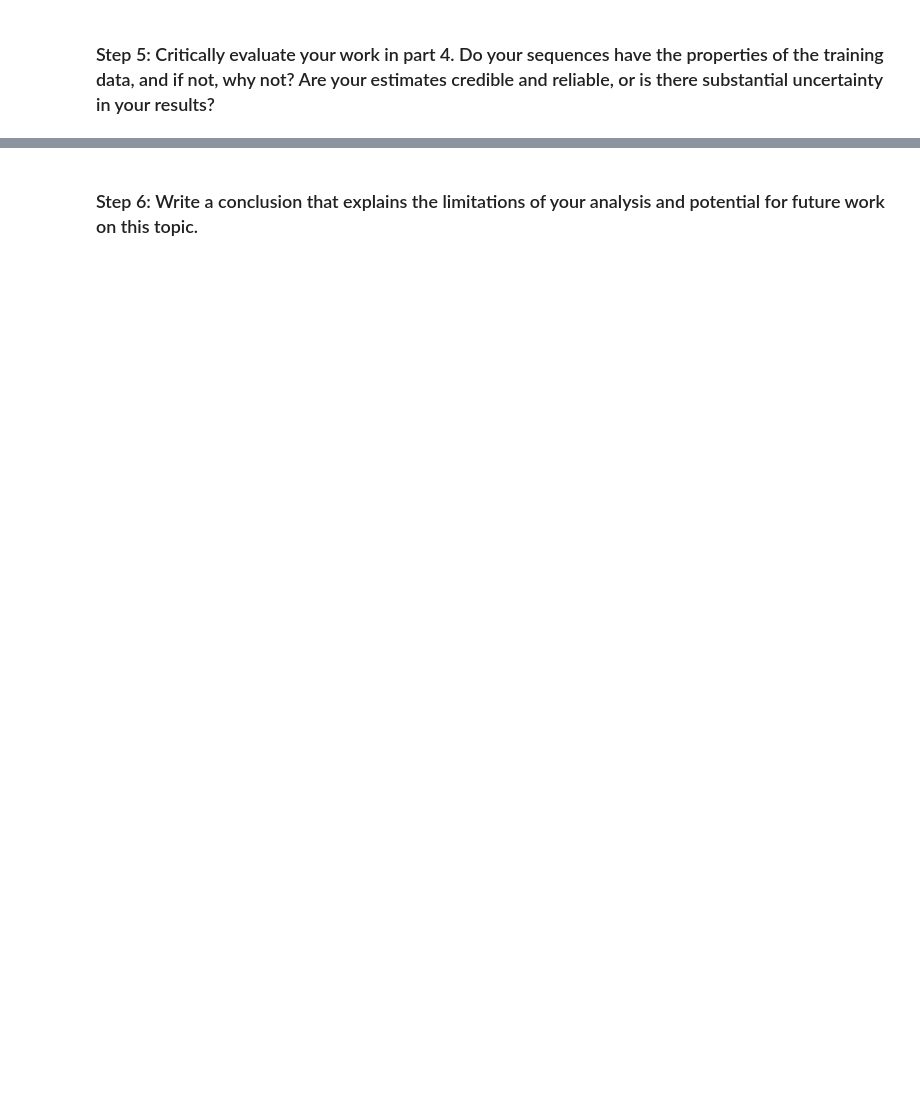
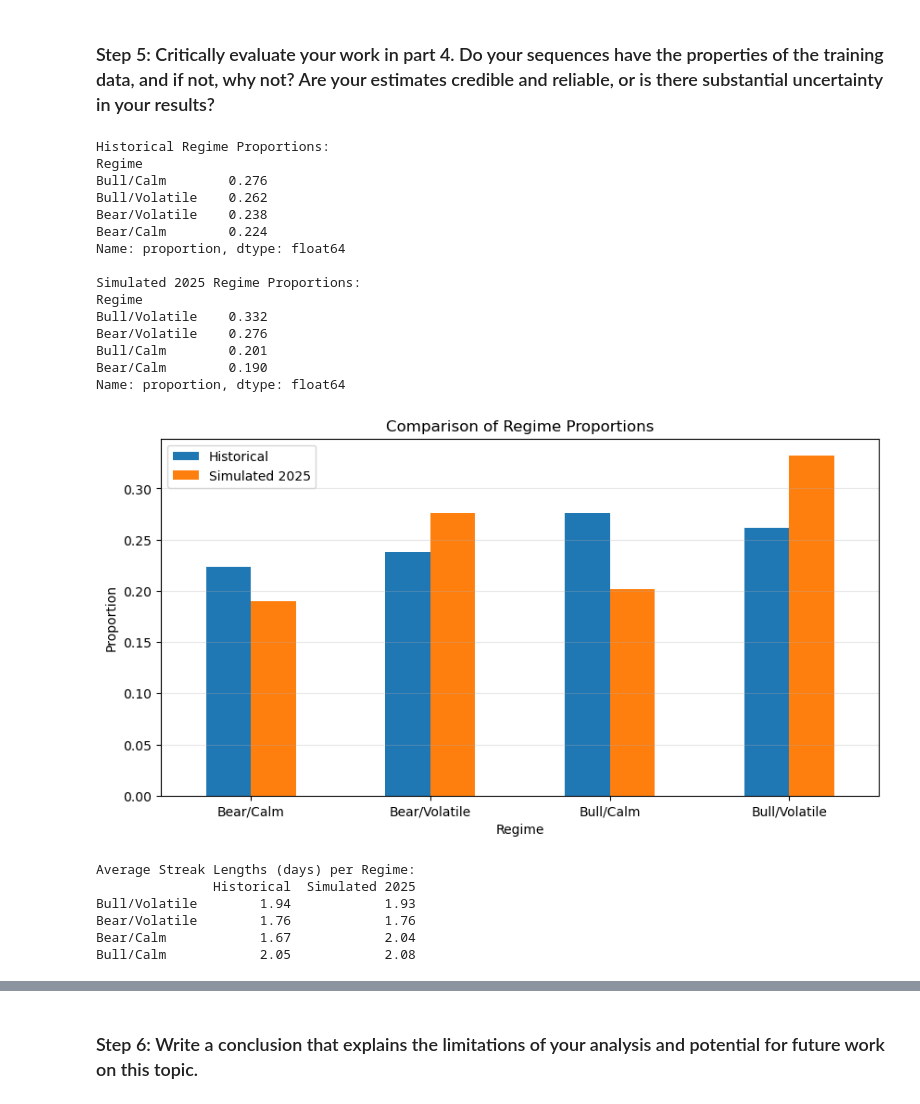
Before and after one commit to jarrett-markman/ds5030_project_1, a Jupyter notebook: code.ipynb, the cells around one changed output, grey strips where cells are left out. Drawn from its saved outputs; the diff is of its cells as text; code cells hidden in the pictures; blank space fills up the shorter version.

```diff
--- a/code.ipynb
+++ b/code.ipynb
@@ -180,2 +521,74 @@ The `Country` variable doesn't seem to provide any generalizable information wit
 # %% [markdown]
 ### Step 5: Critically evaluate your work in part 4. Do your sequences have the properties of the training data, and if not, why not? Are your estimates credible and reliable, or is there substantial uncertainty in your results?
+# %%
+
+# Quantitative Evaluation of Simulated Sequences
+
+# 1. Compare regime proportions
+print("Historical Regime Proportions:")
+hist_props = index['Regime'].value_counts(normalize=True)
+print(hist_props.round(3))
+
+print("\nSimulated 2025 Regime Proportions:")
+sim_props = simulated_df['Regime'].value_counts(normalize=True)
+print(sim_props.round(3))
+
+# Plot comparison
+plt.figure(figsize=(10,5))
+pd.DataFrame({'Historical': hist_props, 'Simulated 2025': sim_props}).plot.bar(rot=0, ax=plt.gca())
+plt.title("Comparison of Regime Proportions")
+plt.ylabel("Proportion")
+plt.grid(axis='y', alpha=0.3)
+plt.show()
+
+# 2. Compare average streak lengths per regime
+def average_streak_length(series):
+    """Compute average consecutive days in each regime."""
+    streaks = {}
+    current = series.iloc[0]
+    length = 1
+    for val in series.iloc[1:]:
+        if val == current:
+            length += 1
+        else:
+            if current not in streaks:
+                streaks[current] = []
+            streaks[current].append(length)
+            current = val
+            length = 1
+    # Add last streak
+    if current not in streaks:
+        streaks[current] = []
+    streaks[current].append(length)
+    # Compute average
+    return {k: np.mean(v) for k, v in streaks.items()}
+
+hist_streaks = average_streak_length(index['Regime'])
+sim_streaks = average_streak_length(simulated_df['Regime'])
+
+print("\nAverage Streak Lengths (days) per Regime:")
+streaks_df = pd.DataFrame({'Historical': hist_streaks, 'Simulated 2025': sim_streaks})
+print(streaks_df.round(2))
+# %% [output]
+Historical Regime Proportions:
+Regime
+Bull/Calm        0.276
+Bull/Volatile    0.262
+Bear/Volatile    0.238
+Bear/Calm        0.224
+Name: proportion, dtype: float64
+
+Simulated 2025 Regime Proportions:
+Regime
+Bull/Volatile    0.332
+Bear/Volatile    0.276
+Bull/Calm        0.201
+Bear/Calm        0.190
+Name: proportion, dtype: float64
+[figure, added]
+Average Streak Lengths (days) per Regime:
+               Historical  Simulated 2025
+Bull/Volatile        1.94            1.93
+Bear/Volatile        1.76            1.76
+Bear/Calm            1.67            2.04
+Bull/Calm            2.05            2.08
```
Also changed, not shown: parts of 65 cells of this notebook.
